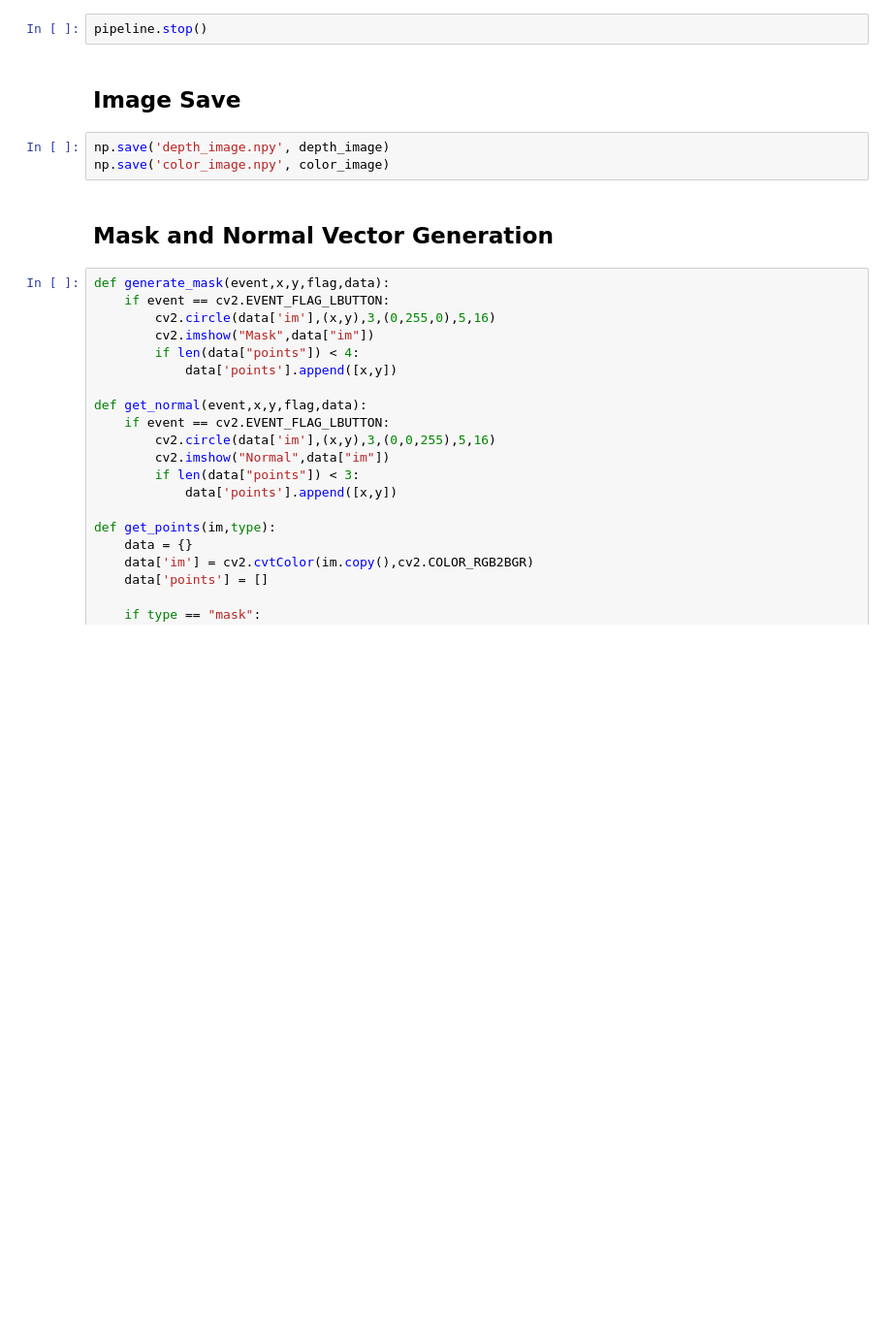
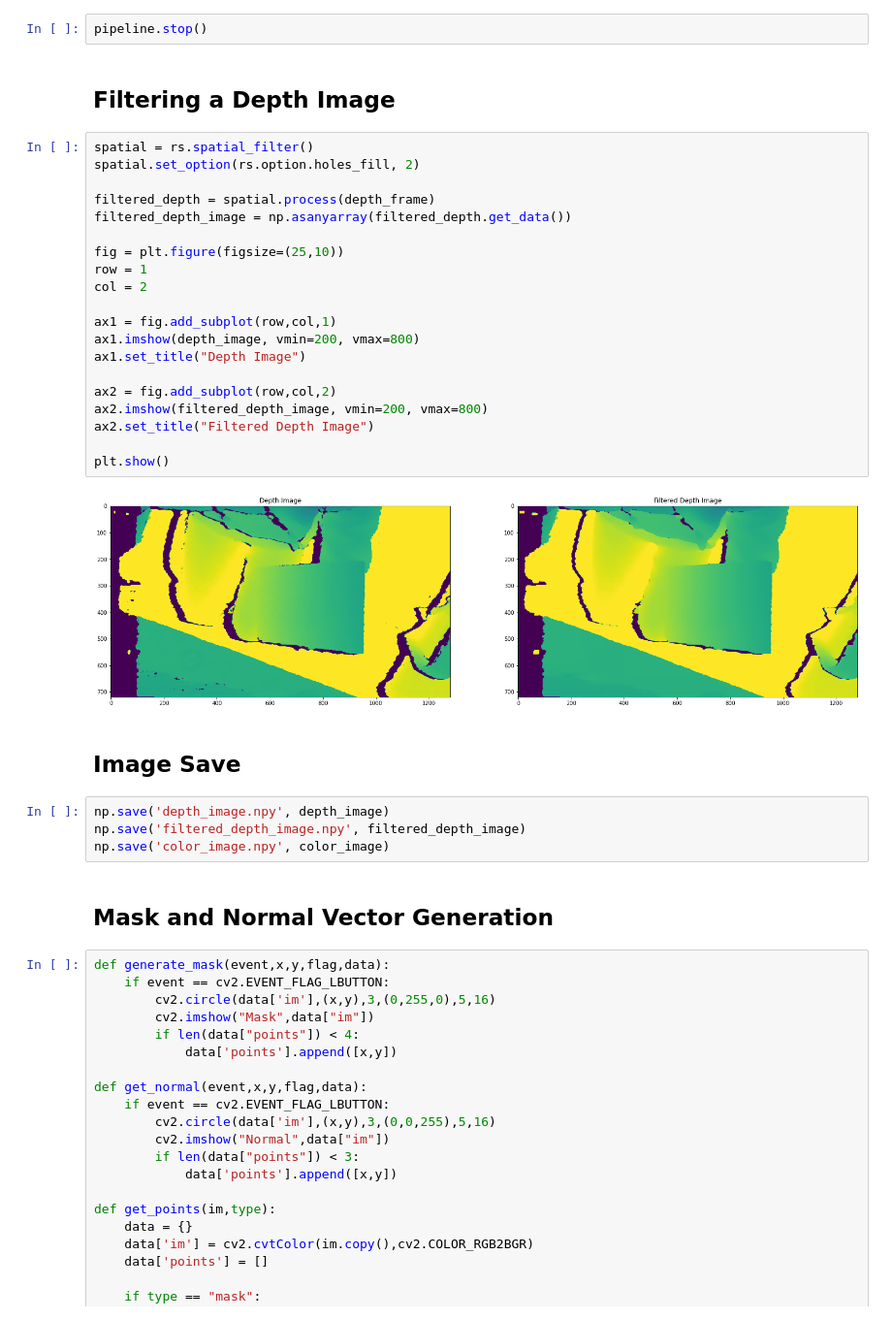
Before and after one commit to rachel318318/nuvi_assignment, a Jupyter notebook: assign.ipynb, the cells around one changed output. Shown at 97% size. Cells and saved outputs as stored; diff of their text form; blank space fills up the shorter version.

```diff
--- a/assign.ipynb
+++ b/assign.ipynb
@@ -50,9 +50,34 @@ plt.show()
 # %%
 pipeline.stop()
+# %% [markdown]
+## Filtering a Depth Image
+# %%
+spatial = rs.spatial_filter()
+spatial.set_option(rs.option.holes_fill, 2)
+
+filtered_depth = spatial.process(depth_frame)
+filtered_depth_image = np.asanyarray(filtered_depth.get_data())
+
+fig = plt.figure(figsize=(25,10))
+row = 1
+col = 2
+
+ax1 = fig.add_subplot(row,col,1)
+ax1.imshow(depth_image, vmin=200, vmax=800)
+ax1.set_title("Depth Image")
+
+ax2 = fig.add_subplot(row,col,2)
+ax2.imshow(filtered_depth_image, vmin=200, vmax=800)
+ax2.set_title("Filtered Depth Image")
+
+plt.show()
+# %% [output]
+[figure, added]
 # %% [markdown]
 ## Image Save
 # %%
 np.save('depth_image.npy', depth_image)
+np.save('filtered_depth_image.npy', filtered_depth_image)
 np.save('color_image.npy', color_image)
 # %% [markdown]
 ## Mask and Normal Vector Generation
```
Also changed, not shown: parts of 10 cells of this notebook, 4 other files.
